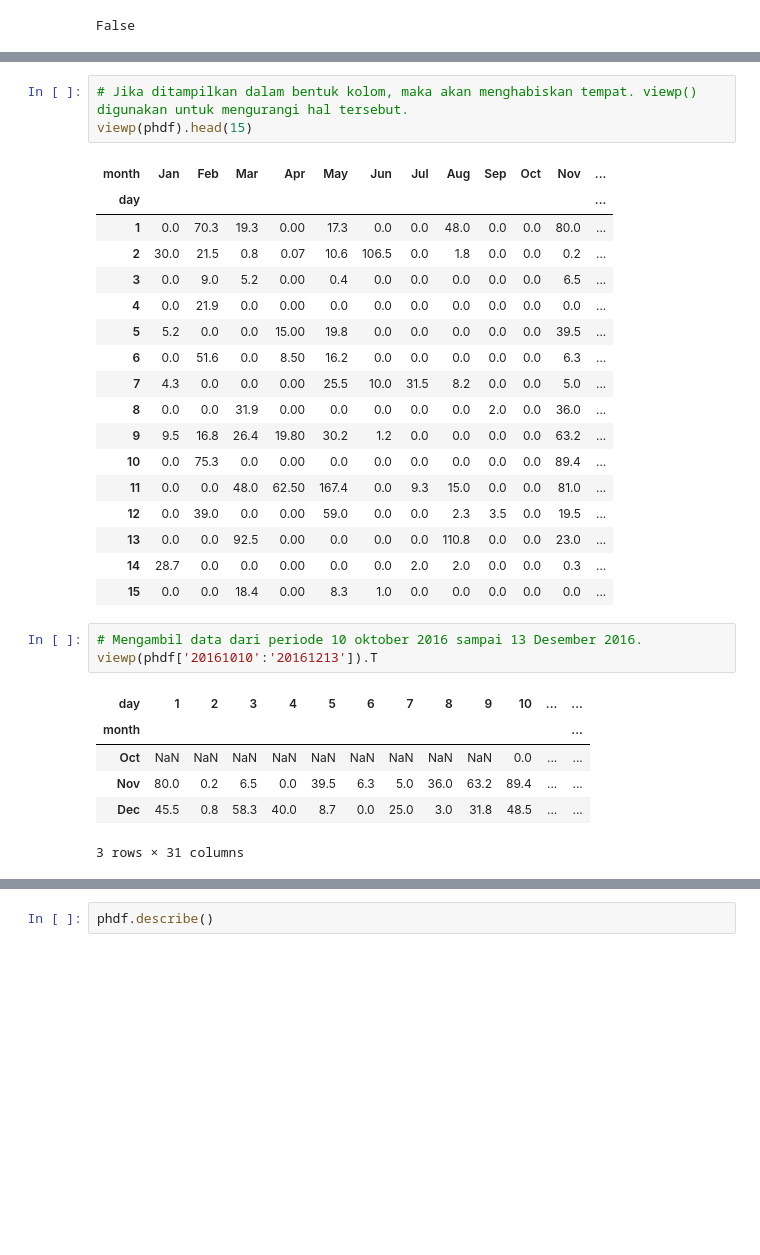
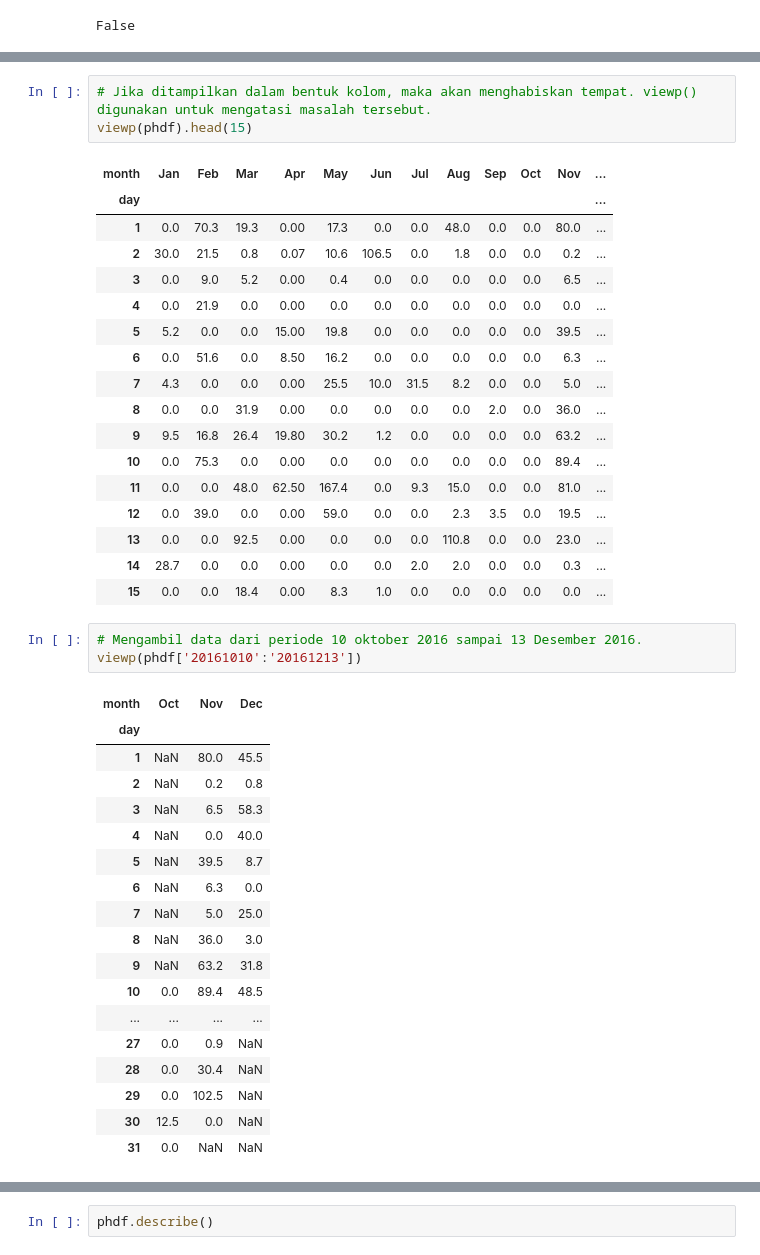
Before and after one commit to hidrokit/hidrokit, a Jupyter notebook: notebook/demo_pos_hujan.ipynb, the cells around one changed output, grey strips where cells are left out. Saved outputs shown, nothing was run; the diff lists cells and outputs as text; blank space fills up the shorter version.

```diff
--- a/notebook/demo_pos_hujan.ipynb
+++ b/notebook/demo_pos_hujan.ipynb
@@ -228,7 +229,7 @@ Dengan index yang telah bertipe data `pd.TimeStamp`, maka melakukan pengambilan
 
 Catatan: Abaikan penggunaan `viewp` (fungsi yang dideklarasikan di awal notebook). Penggunaan `viewp` hanya sebatas menampilkan data berbentuk kolom tunggal menjadi tabel yang biasa ditampilkan dalam laporan. __`viewp` tidak mengubah data__.
 # %%
-# Jika ditampilkan dalam bentuk kolom, maka akan menghabiskan tempat. viewp() digunakan untuk mengurangi hal tersebut.
+# Jika ditampilkan dalam bentuk kolom, maka akan menghabiskan tempat. viewp() digunakan untuk mengatasi masalah tersebut.
 viewp(phdf).head(15)
 # %% [output]
 | month | Jan | Feb | Mar | Apr | May | Jun | Jul | Aug | Sep | Oct | Nov | ... |
@@ -250,12 +251,24 @@ viewp(phdf).head(15)
 | 15 | 0.0 | 0.0 | 18.4 | 0.00 | 8.3 | 1.0 | 0.0 | 0.0 | 0.0 | 0.0 | 0.0 | ... |
 # %%
 # Mengambil data dari periode 10 oktober 2016 sampai 13 Desember 2016.
-viewp(phdf['20161010':'20161213']).T
+viewp(phdf['20161010':'20161213'])
 # %% [output]
-| day | 1 | 2 | 3 | 4 | 5 | 6 | 7 | 8 | 9 | 10 | ... | ... |
-| month |  |  |  |  |  |  |  |  |  |  |  | ... |
-| Oct | NaN | NaN | NaN | NaN | NaN | NaN | NaN | NaN | NaN | 0.0 | ... | ... |
-| Nov | 80.0 | 0.2 | 6.5 | 0.0 | 39.5 | 6.3 | 5.0 | 36.0 | 63.2 | 89.4 | ... | ... |
-| Dec | 45.5 | 0.8 | 58.3 | 40.0 | 8.7 | 0.0 | 25.0 | 3.0 | 31.8 | 48.5 | ... | ... |
+| month | Oct | Nov | Dec |
+| day |  |  |  |
+| 1 | NaN | 80.0 | 45.5 |
+| 2 | NaN | 0.2 | 0.8 |
+| 3 | NaN | 6.5 | 58.3 |
+| 4 | NaN | 0.0 | 40.0 |
+| 5 | NaN | 39.5 | 8.7 |
+| 6 | NaN | 6.3 | 0.0 |
+| 7 | NaN | 5.0 | 25.0 |
+| 8 | NaN | 36.0 | 3.0 |
+| 9 | NaN | 63.2 | 31.8 |
+| 10 | 0.0 | 89.4 | 48.5 |
+| ... | ... | ... | ... |
+| 27 | 0.0 | 0.9 | NaN |
+| 28 | 0.0 | 30.4 | NaN |
+| 29 | 0.0 | 102.5 | NaN |
+| 30 | 12.5 | 0.0 | NaN |
+| 31 | 0.0 | NaN | NaN |
-3 rows × 31 columns
 # %% [markdown]
```
Also changed, not shown: parts of 16 cells of this notebook, 1 other file.
